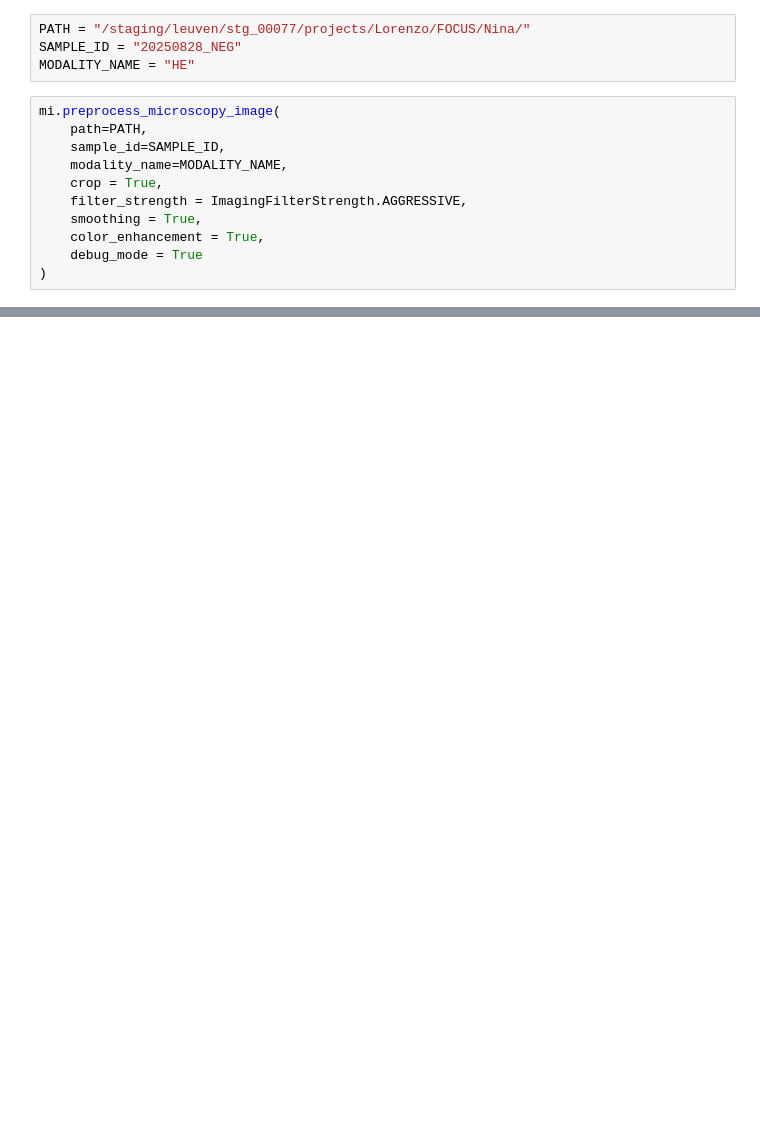
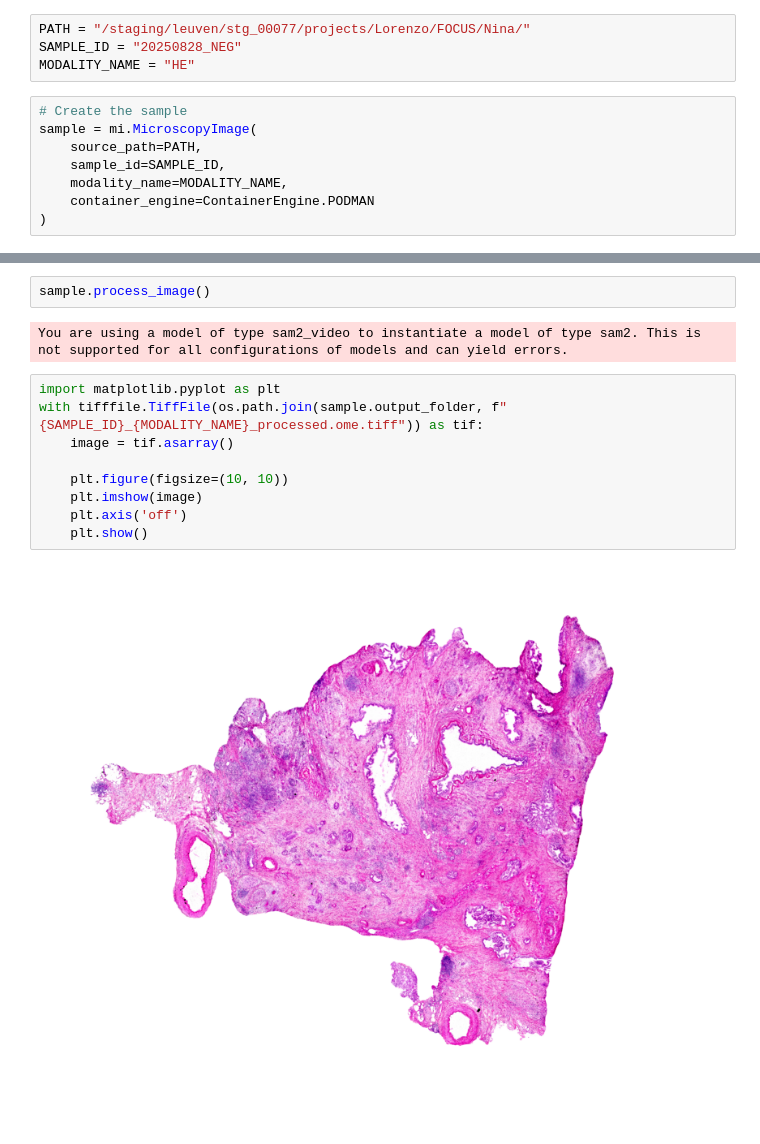
Before and after one commit to sifrimlab/FOCUS, a Jupyter notebook: notebooks/explore_microscopy_image.ipynb, the cells around one changed output, grey strips where cells are left out. Saved outputs shown, nothing was run; the diff lists cells and outputs as text; blank space fills up the shorter version.

```diff
--- a/notebooks/explore_microscopy_image.ipynb
+++ b/notebooks/explore_microscopy_image.ipynb
@@ -13,13 +14,10 @@ PATH = "/staging/leuven/stg_00077/projects/Lorenzo/FOCUS/Nina/"
 SAMPLE_ID = "20250828_NEG"
 MODALITY_NAME = "HE"
 # %%
-mi.preprocess_microscopy_image(
-    path=PATH,
-    sample_id=SAMPLE_ID,
-    modality_name=MODALITY_NAME,
-    crop = True,
-    filter_strength = ImagingFilterStrength.AGGRESSIVE,
-    smoothing = True,
-    color_enhancement = True,
-    debug_mode = True
+# Create the sample
+sample = mi.MicroscopyImage(
+	source_path=PATH,
+	sample_id=SAMPLE_ID,
+	modality_name=MODALITY_NAME,
+	container_engine=ContainerEngine.PODMAN
 )
@@ -34,0 +24,15 @@ mi.preprocess_microscopy_image(
+# %%
+sample.process_image()
+# %% [output]
+You are using a model of type sam2_video to instantiate a model of type sam2. This is not supported for all configurations of models and can yield errors.
+# %%
+import matplotlib.pyplot as plt
+with tifffile.TiffFile(os.path.join(sample.output_folder, f"{SAMPLE_ID}_{MODALITY_NAME}_processed.ome.tiff")) as tif:
+    image = tif.asarray()
+
+    plt.figure(figsize=(10, 10))
+    plt.imshow(image)
+    plt.axis('off')
+    plt.show()
+# %% [output]
+[figure, added]
```
Also changed, not shown: parts of 2 cells of this notebook, 8 other files.
